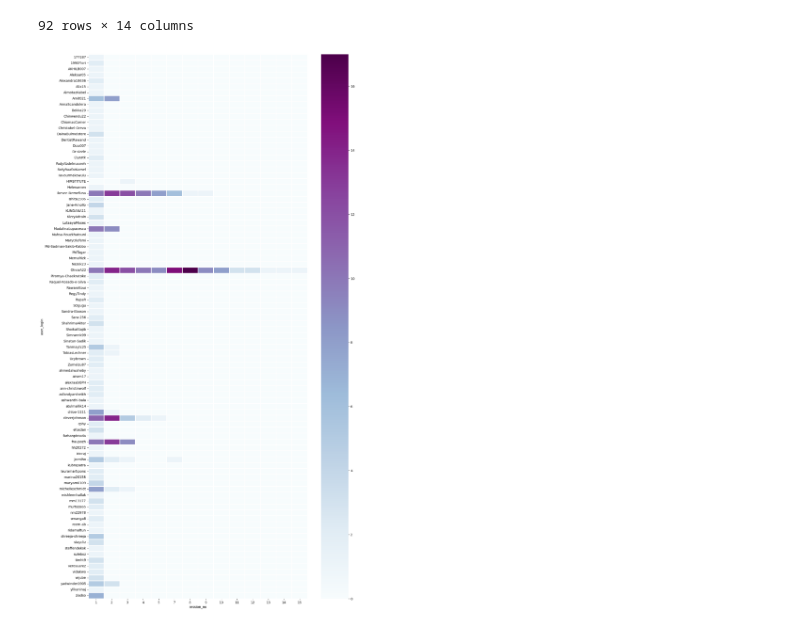
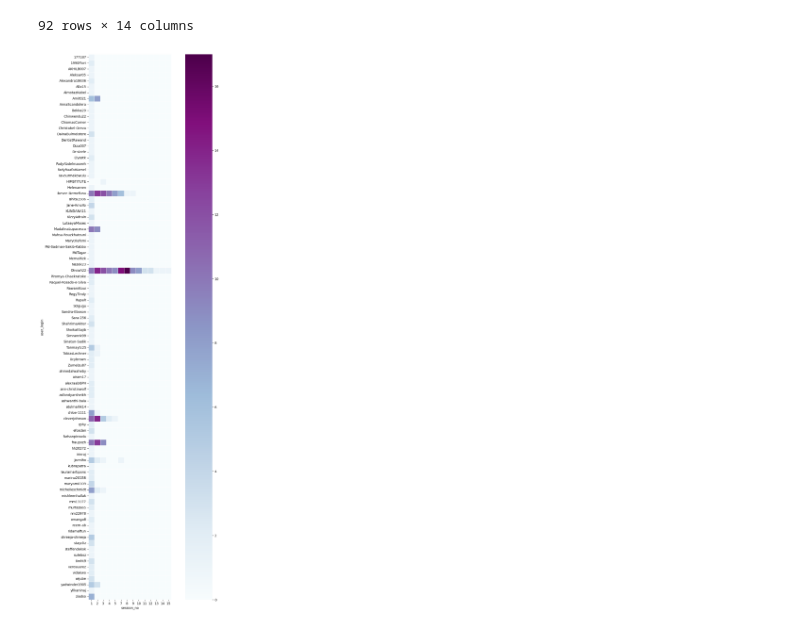
Before and after one commit to cleverjohnson/SBHM, a Jupyter notebook: Github UsersUntitled.ipynb, the cells around one changed output. Drawn from its saved outputs; the diff is of its cells as text; code cells hidden in the pictures.

```diff
--- a/Github UsersUntitled.ipynb
+++ b/Github UsersUntitled.ipynb
@@ -175,11 +175,11 @@ pivot_table
 92 rows × 14 columns
 # %%
 plt.figure(figsize = (15,30))
-sns.heatmap(pivot_table, linewidths=.9, cmap="BuPu", annot_kws={
+sns.heatmap(pivot_table, square=True, linewidths=.5, cmap="BuPu", annot_kws={
                 'fontsize': 30,
                 'fontweight': 'bold',
                 'fontfamily': 'verdena'
             })
 plt.savefig('heatmap.png')
 # %% [output]
-[figure, old version]
+[figure, new version]
```
Also changed, not shown: 3 other files.
